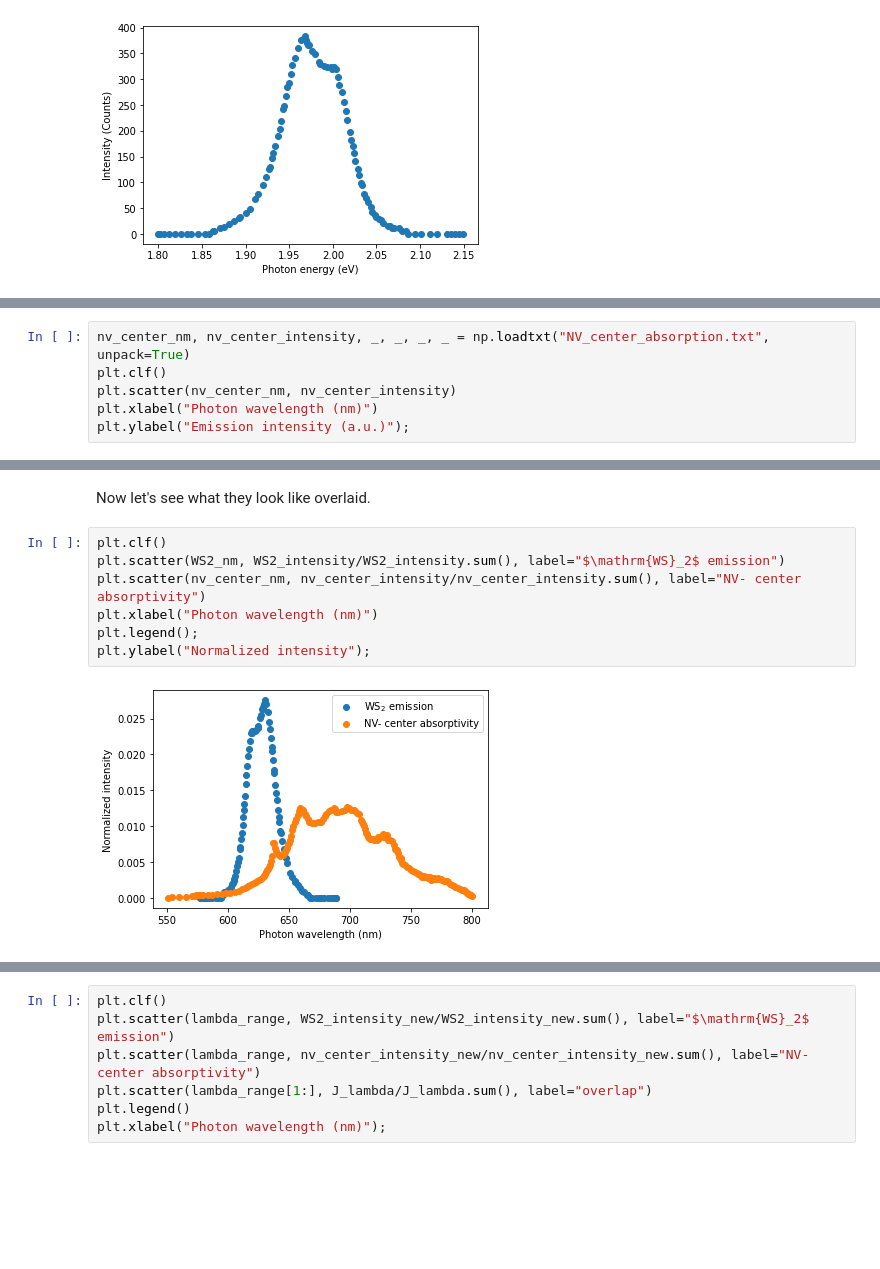
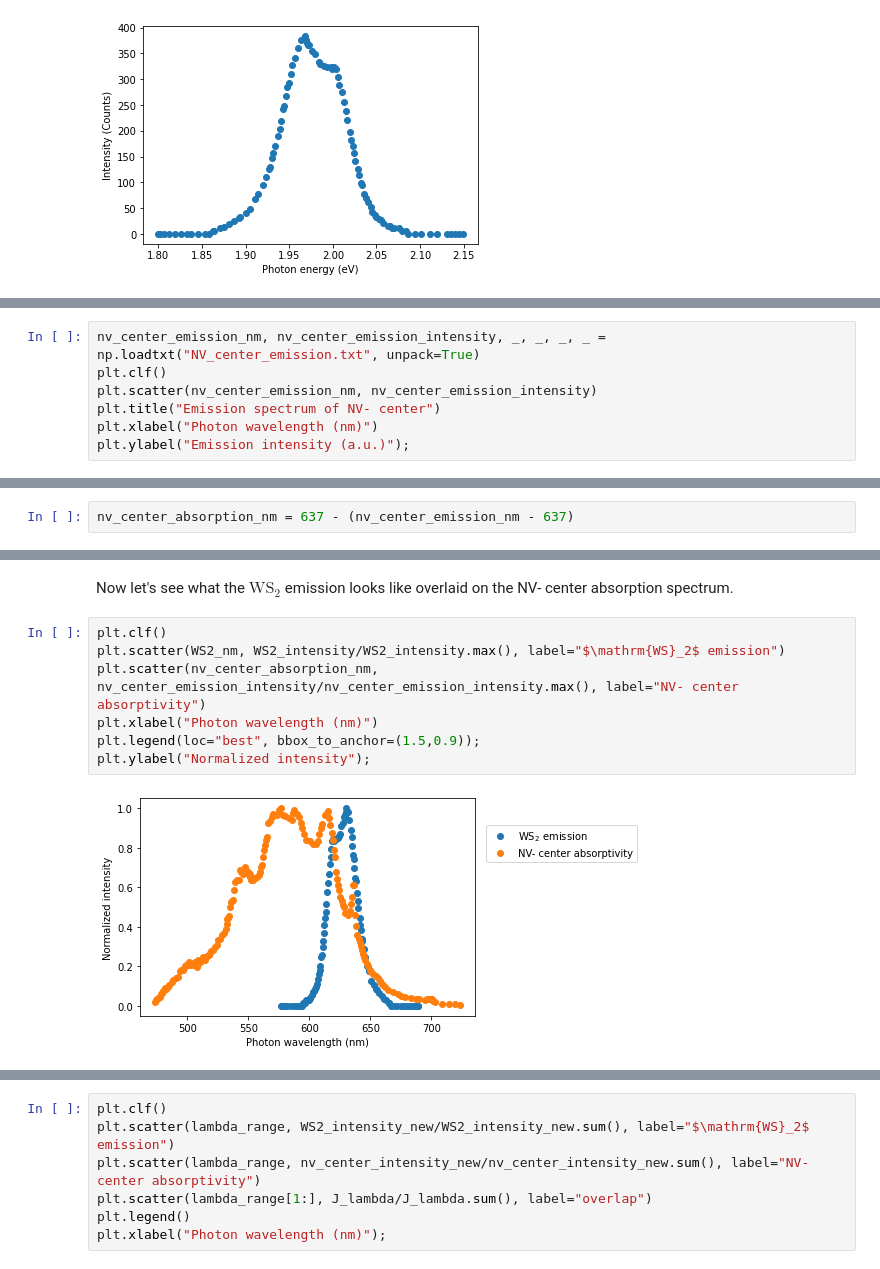
Before and after one commit to nbeaver/ws2-diamond-fret-calculation, a Jupyter notebook: WS2_NV-_center_FRET_estimation.ipynb, the cells around one changed output, grey strips where cells are left out. Saved outputs shown, nothing was run; the diff lists cells and outputs as text; blank space fills up the shorter version.

```diff
--- a/WS2_NV-_center_FRET_estimation.ipynb
+++ b/WS2_NV-_center_FRET_estimation.ipynb
@@ -95,7 +97,8 @@ plt.ylabel("Intensity (Counts)");
 # %%
-nv_center_nm, nv_center_intensity, _, _, _, _ = np.loadtxt("NV_center_absorption.txt", unpack=True)
+nv_center_emission_nm, nv_center_emission_intensity, _, _, _, _ = np.loadtxt("NV_center_emission.txt", unpack=True)
 plt.clf()
-plt.scatter(nv_center_nm, nv_center_intensity)
+plt.scatter(nv_center_emission_nm, nv_center_emission_intensity)
+plt.title("Emission spectrum of NV- center")
 plt.xlabel("Photon wavelength (nm)")
 plt.ylabel("Emission intensity (a.u.)");
 # %% [output]
@@ -102,0 +108,2 @@ plt.ylabel("Emission intensity (a.u.)");
+# %%
+nv_center_absorption_nm = 637 - (nv_center_emission_nm - 637)
@@ -103,11 +144,11 @@ plt.ylabel("Emission intensity (a.u.)");
 # %% [markdown]
-Now let's see what they look like overlaid.
+Now let's see what the $\mathrm{WS_2}$ emission looks like overlaid on the NV- center absorption spectrum.
 # %%
 plt.clf()
-plt.scatter(WS2_nm, WS2_intensity/WS2_intensity.sum(), label="$\mathrm{WS}_2$ emission")
-plt.scatter(nv_center_nm, nv_center_intensity/nv_center_intensity.sum(), label="NV- center absorptivity")
+plt.scatter(WS2_nm, WS2_intensity/WS2_intensity.max(), label="$\mathrm{WS}_2$ emission")
+plt.scatter(nv_center_absorption_nm, nv_center_emission_intensity/nv_center_emission_intensity.max(), label="NV- center absorptivity")
 plt.xlabel("Photon wavelength (nm)")
-plt.legend();
+plt.legend(loc="best", bbox_to_anchor=(1.5,0.9));
 plt.ylabel("Normalized intensity");
 # %% [output]
-[figure, old version]
+[figure, new version]
```
Also changed, not shown: parts of 11 cells of this notebook, 3 other files.
